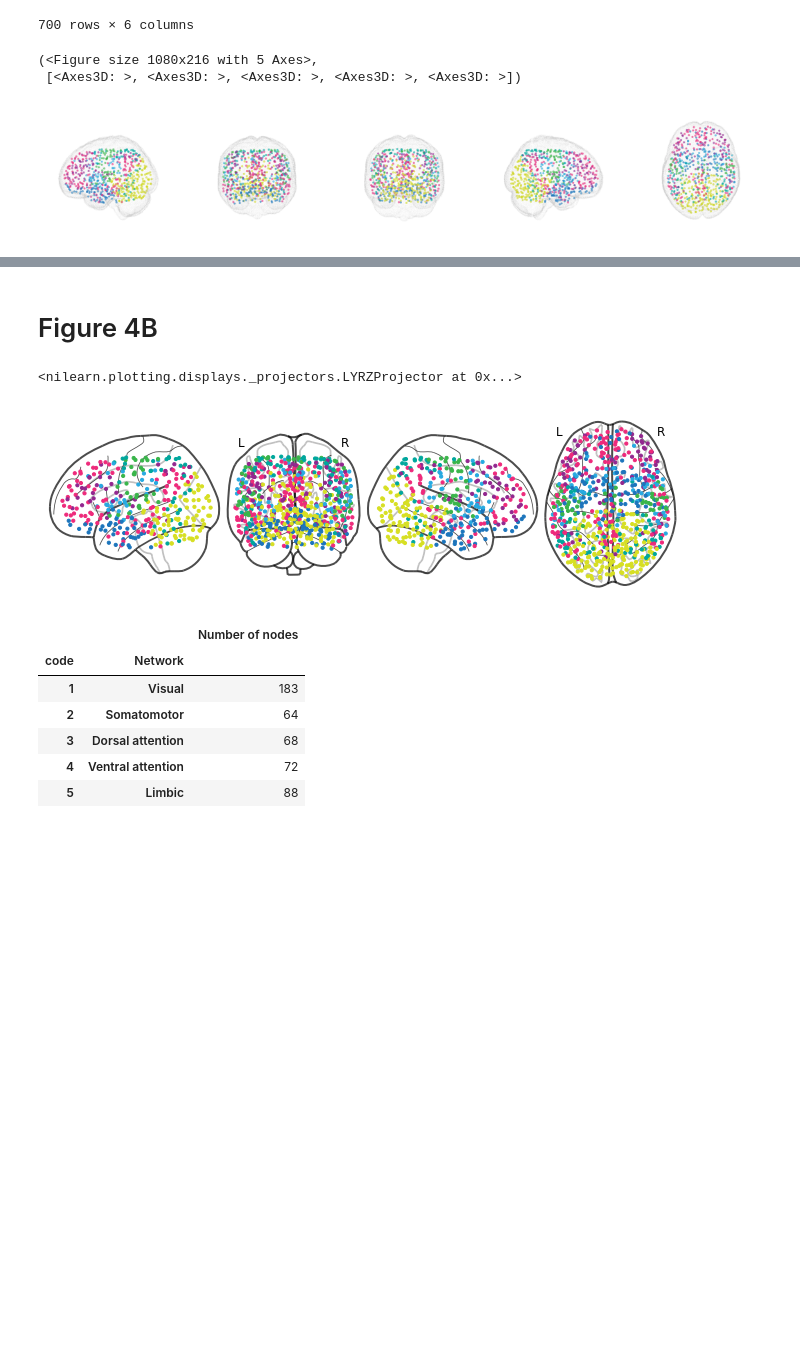
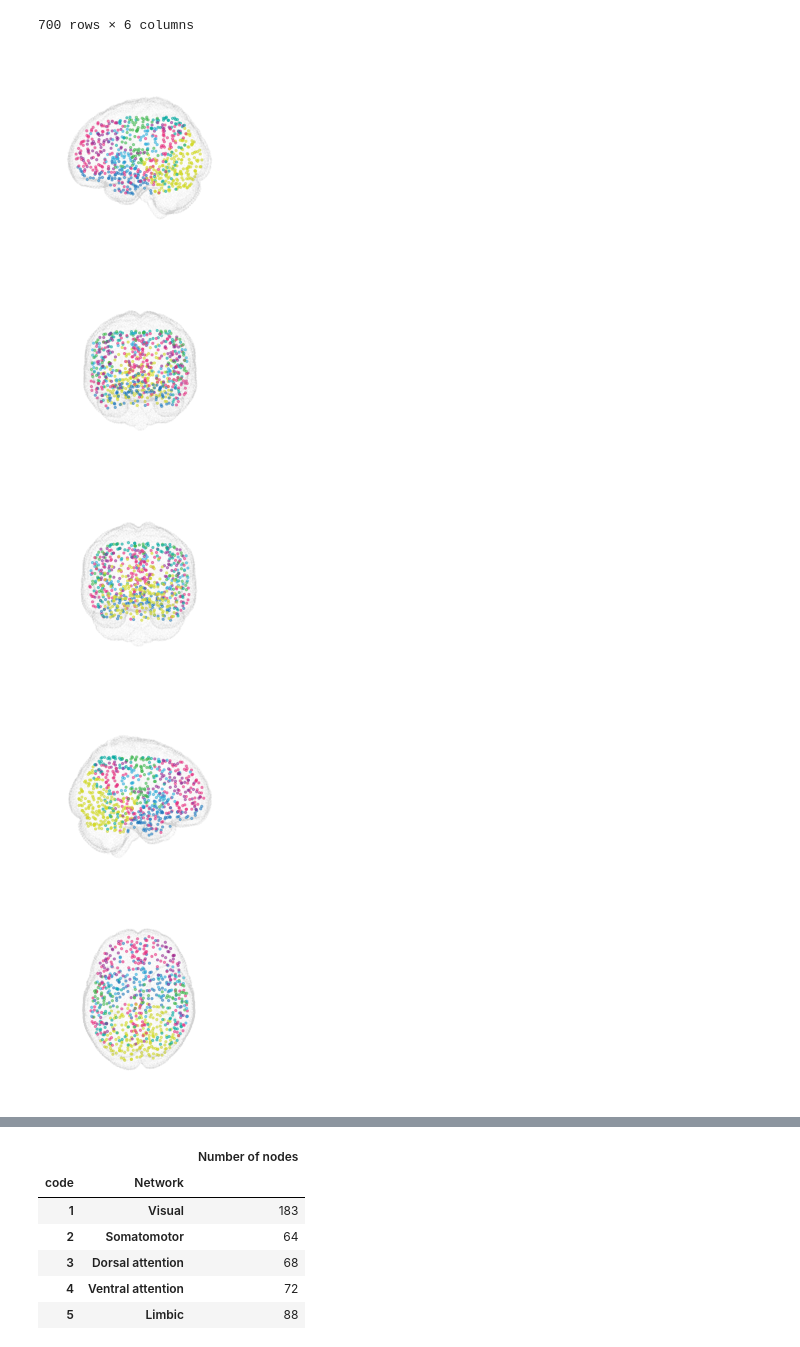
Before and after one commit to ContextLab/pca_paper, a Jupyter notebook: code/notebooks/network_analyses.ipynb, the cells around one changed output, grey strips where cells are left out. Cells and saved outputs as stored; diff of their text form; code cells hidden in the pictures; blank space fills up the shorter version.

Commit message:
updated network figures to address reviewer concerns

```diff
--- a/code/notebooks/network_analyses.ipynb
+++ b/code/notebooks/network_analyses.ipynb
@@ -212,3 +165,20 @@ nl.plotting.plot_glass_brain(networks, cmap=network_cmap, display_mode='lyrz')
 # %% [output]
 <nilearn.plotting.displays._projectors.LYRZProjector at 0x...>
 [figure]
+# %%
+views = 'LAPRSI'
+for view in views:
+       fig, axes = npb.plot(nodes={'template': template,
+                                   'atlas': atlas,
+                                   'desc': atlas_desc,
+                                   'resolution': 1},
+                            view=view,
+                            node_type='parcels',
+                            nodes_df=atlas_df,
+                            title=None,
+                            node_color='color',
+                            template=template,
+                            template_style='glass',
+                            arrowaxis=None)
+
+       fig.savefig(os.path.join(figdir, f'networks_{view}.png'), bbox_inches='tight', dpi=300)
@@ -266,5 +234,5 @@ node_codes
 # %%
-nodes = node_codes.copy()
+nodes = node_labels(centers, widths, networks_cmu)
 nodes['x'] = centers[:, 0]
 nodes['y'] = centers[:, 1]
 nodes['z'] = centers[:, 2]
@@ -286,17 +254,22 @@ nodes
 | 699 | 6 | Frontoparietal | -48.510670 | 5.458461 | 18.846405 | #92278F |
 700 rows × 6 columns
 # %%
-npb.plot(nodes=nodes,
-        view='LAPRS',
-        node_type='circles',
-        node_alpha=0.5,
-        title=None,
-        template='MNI152NLin2009cAsym',
-        template_style='glass',
-        node_color='color',
-        showlegend=False,
-        arrowaxis=None)
+for view in views:
+       fig, axes = npb.plot(nodes=nodes,
+                            view=view,
+                            node_type='circles',
+                            node_alpha=0.5,
+                            title=None,
+                            node_color='color',
+                            template=template,
+                            template_style='glass',
+                            showlegend=False,
+                            arrowaxis=None)
+
+       fig.savefig(os.path.join(figdir, f'nodes_{view}.png'), bbox_inches='tight', dpi=300)
 # %% [output]
-(<Figure size 1080x216 with 5 Axes>,
- [<Axes3D: >, <Axes3D: >, <Axes3D: >, <Axes3D: >, <Axes3D: >])
-[figure, old version]
+[figure, new version]
+[figure, added]
+[figure, added]
+[figure, added]
+[figure, added]
@@ -303,11 +277,3 @@ npb.plot(nodes=nodes,
-# %% [markdown]
-# Figure 4B
-# %%
-nl.plotting.plot_connectome(np.eye(centers.shape[0]), centers, node_size=10, node_color=[colors[i] for i in node_codes['code']], display_mode='lyrz', output_file=os.path.join(figdir, 'htfa.pdf'))
-nl.plotting.plot_connectome(np.eye(centers.shape[0]), centers, node_size=10, node_color=[colors[i] for i in node_codes['code']], display_mode='lyrz')
-# %% [output]
-<nilearn.plotting.displays._projectors.LYRZProjector at 0x...>
-[figure, removed]
 # %%
 network_counts = pd.DataFrame(node_codes.value_counts()).rename(columns={0: 'Number of nodes'}).sort_index()
 network_counts
```
Also changed, not shown: parts of 11 cells of this notebook, 17 other files.
